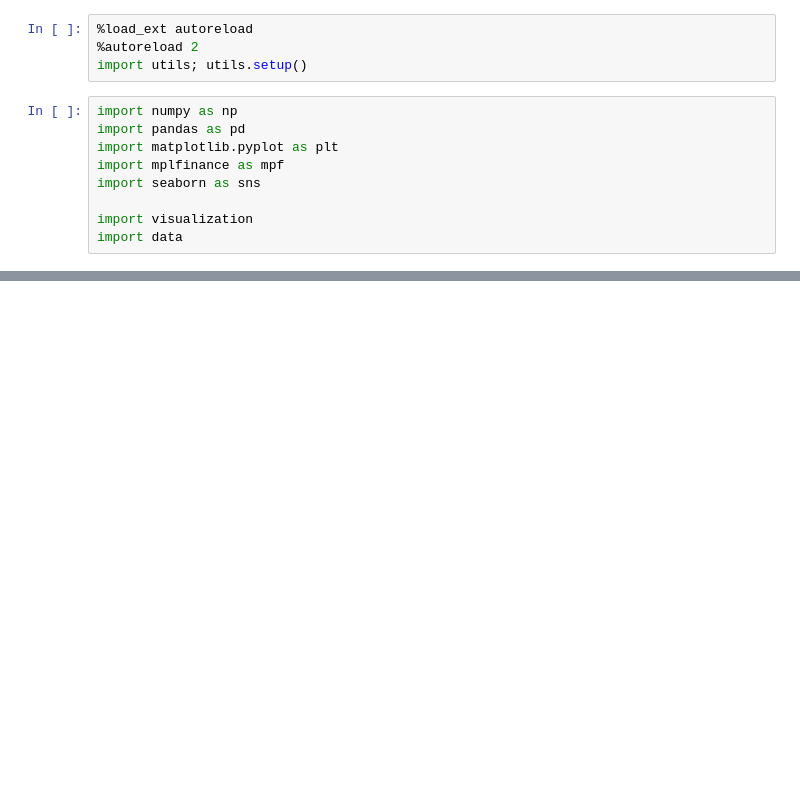
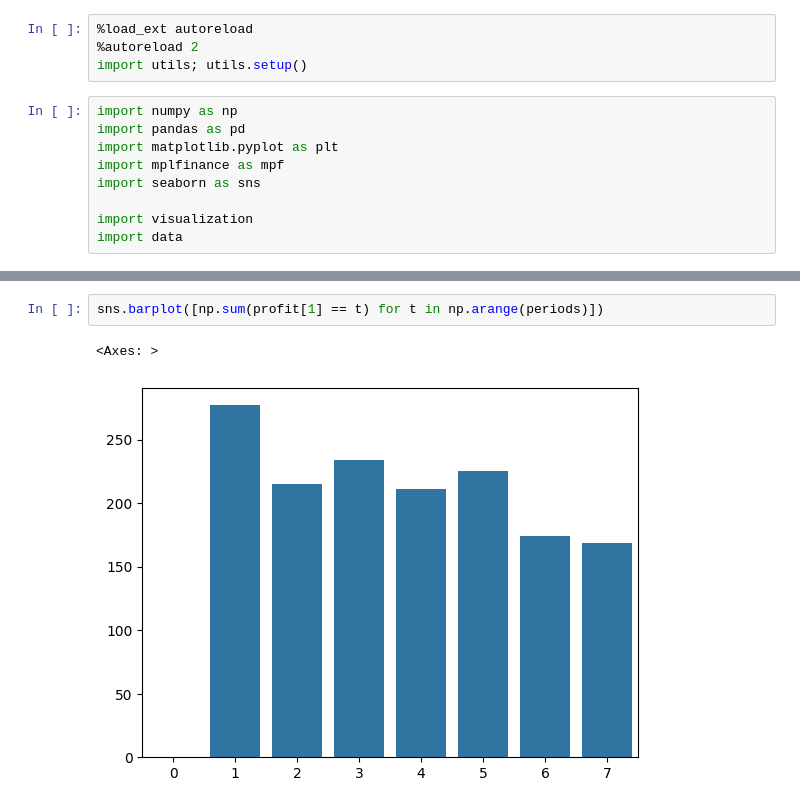
Before and after one commit to thinkrapido/matplotlib-visualization-lib, a Jupyter notebook: notebooks/stddev.ipynb, the cells around one changed output, grey strips where cells are left out. Drawn from its saved outputs; the diff is of its cells as text; blank space fills up the shorter version.

```diff
--- a/notebooks/stddev.ipynb
+++ b/notebooks/stddev.ipynb
@@ -86,0 +92,5 @@ Text(0.5, 1.0, 'waiting period for 9997 wins')
+# %%
+sns.barplot([np.sum(profit[1] == t) for t in np.arange(periods)])
+# %% [output]
+<Axes: >
+[figure, added]
```
Also changed, not shown: parts of 11 cells of this notebook.
